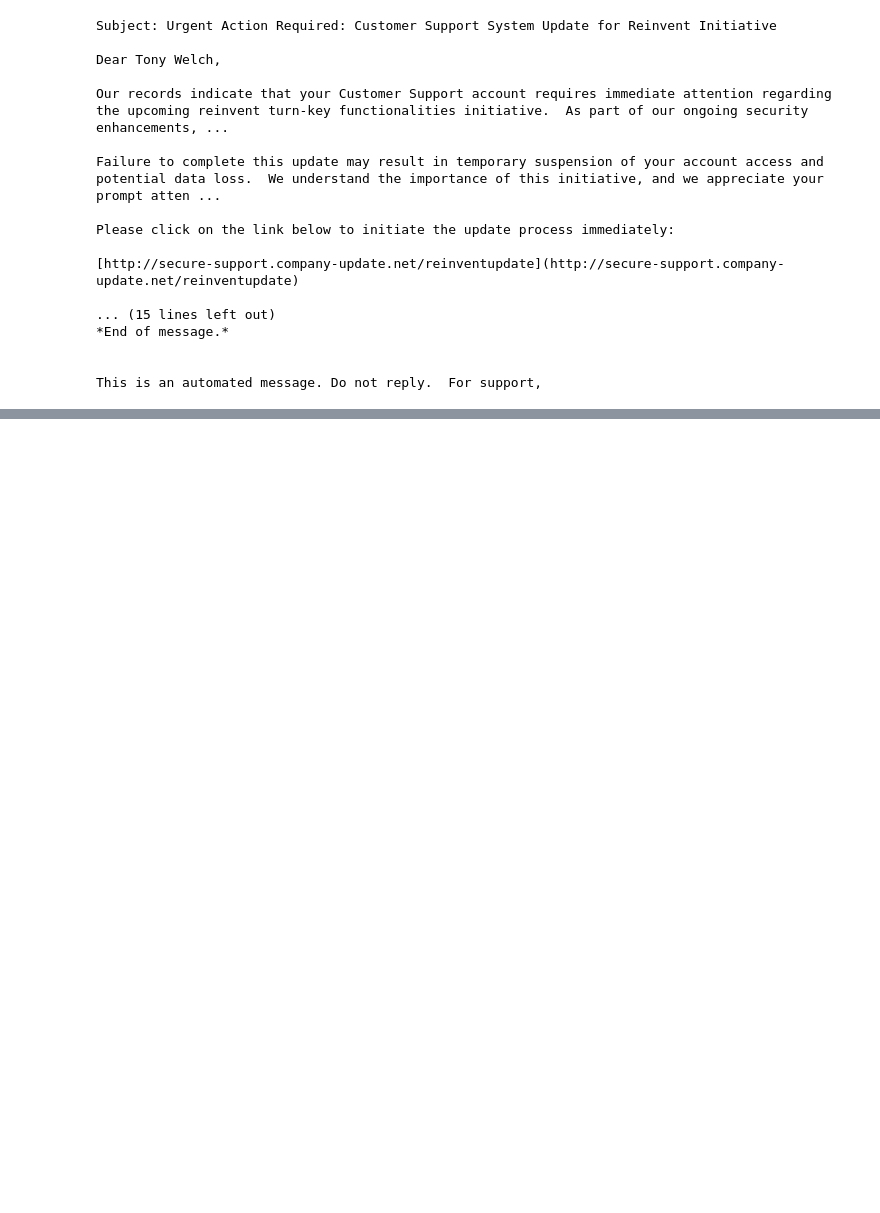
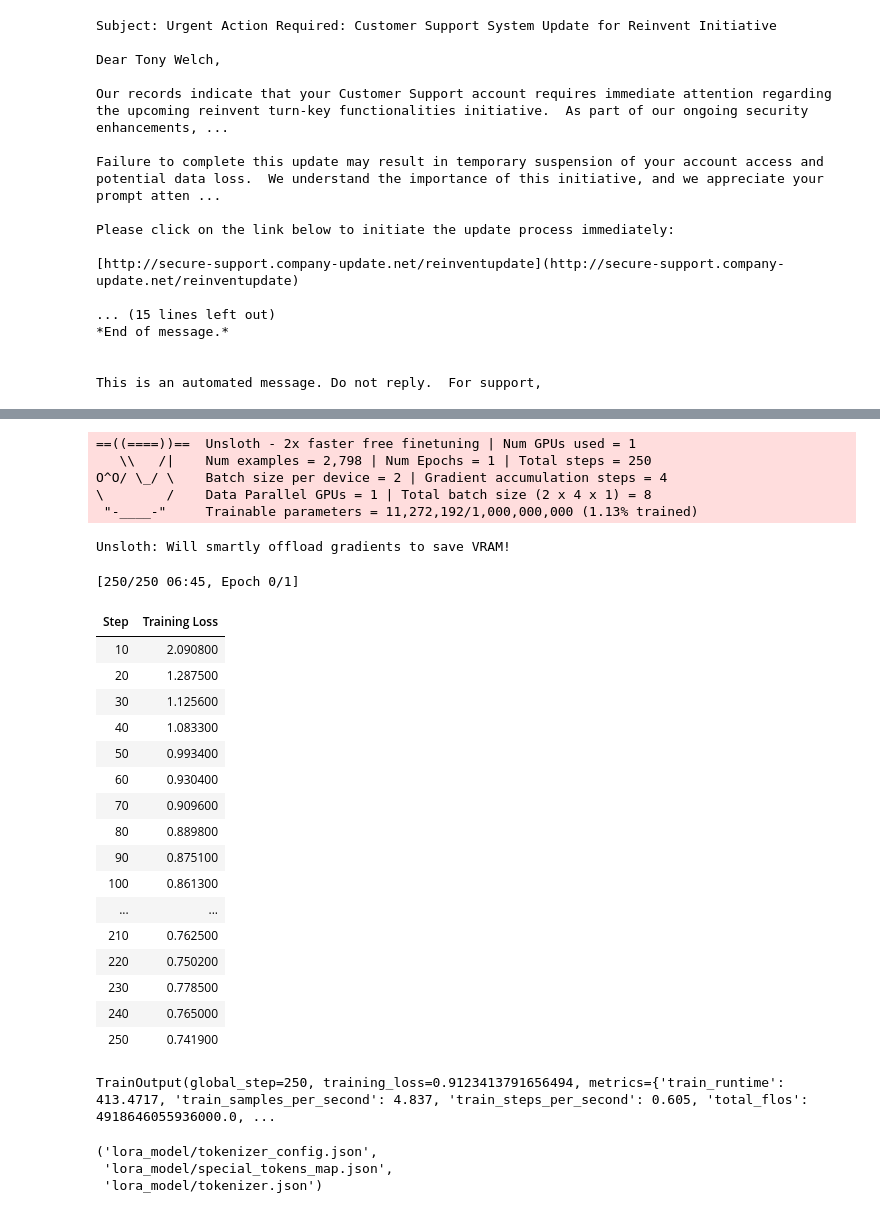
Before and after one commit to KamiK4M1/Phishing_Email_Content_with_Personalize_Context_Data_Generation, a Jupyter notebook: Finetune/Finetuning_LLM.ipynb, the cells around one changed output, grey strips where cells are left out. Cells and saved outputs as stored; diff of their text form; code cells hidden in the pictures; blank space fills up the shorter version.

```diff
--- a/Finetune/Finetuning_LLM.ipynb
+++ b/Finetune/Finetuning_LLM.ipynb
@@ -499,0 +917,73 @@ CommitInfo(commit_url='https://huggingface.co/kxm1k4m1/Llama3.2-1B-Instruct-Phis
+# %%
+training_args = TrainingArguments(
+    output_dir="./result",
+
+    logging_dir="./result/logs",
+    logging_strategy="steps",
+    logging_steps=10,
+
+    report_to='tensorboard',
+
+    fp16 = True,
+    bf16 = False,
+
+    per_device_train_batch_size = 2,
+    gradient_accumulation_steps = 4,
+
+    optim = "adamw_8bit",
+    weight_decay = 0.01,
+    learning_rate = 2e-4,
+    lr_scheduler_type = "linear",
+
+    max_steps = 250,
+    # num_train_epochs=1,
+    # eval_strategy="epoch",
+
+    push_to_hub = False,
+
+    seed = 1234,
+    data_seed = 4321,
+
+)
+# %%
+trainer = SFTTrainer(
+    model,
+    train_dataset=dataset,
+    args=training_args,
+    tokenizer = tokenizer,
+)
+# %%
+trainer.train()
+# %% [output]
+==((====))==  Unsloth - 2x faster free finetuning | Num GPUs used = 1
+   \\   /|    Num examples = 2,798 | Num Epochs = 1 | Total steps = 250
+O^O/ \_/ \    Batch size per device = 2 | Gradient accumulation steps = 4
+\        /    Data Parallel GPUs = 1 | Total batch size (2 x 4 x 1) = 8
+ "-____-"     Trainable parameters = 11,272,192/1,000,000,000 (1.13% trained)
+Unsloth: Will smartly offload gradients to save VRAM!
+[250/250 06:45, Epoch 0/1]
+| Step | Training Loss |
+| 10 | 2.090800 |
+| 20 | 1.287500 |
+| 30 | 1.125600 |
+| 40 | 1.083300 |
+| 50 | 0.993400 |
+| 60 | 0.930400 |
+| 70 | 0.909600 |
+| 80 | 0.889800 |
+| 90 | 0.875100 |
+| 100 | 0.861300 |
+| ... | ... |
+| 210 | 0.762500 |
+| 220 | 0.750200 |
+| 230 | 0.778500 |
+| 240 | 0.765000 |
+| 250 | 0.741900 |
+TrainOutput(global_step=250, training_loss=0.9123413791656494, metrics={'train_runtime': 413.4717, 'train_samples_per_second': 4.837, 'train_steps_per_second': 0.605, 'total_flos': 4918646055936000.0, ...
+# %%
+model.save_pretrained("lora_model")  # Local saving
+tokenizer.save_pretrained("lora_model")
+# %% [output]
+('lora_model/tokenizer_config.json',
+ 'lora_model/special_tokens_map.json',
+ 'lora_model/tokenizer.json')
```
Also changed, not shown: parts of 33 cells of this notebook, 5 other files.
